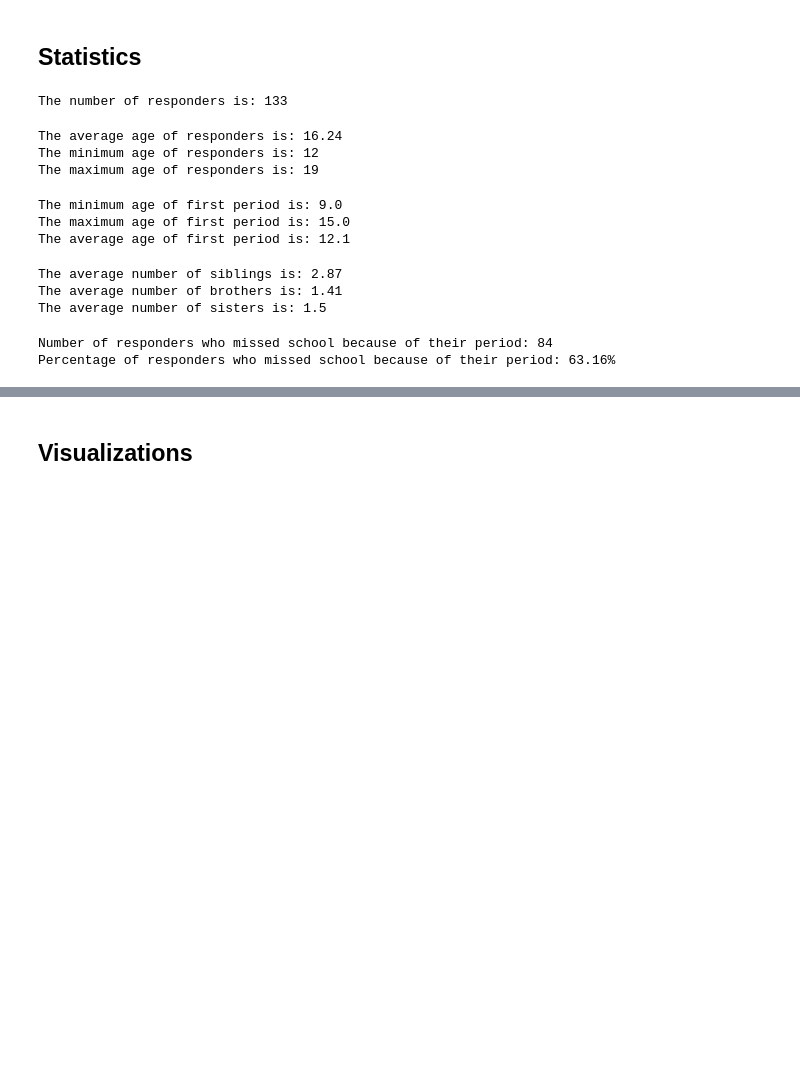
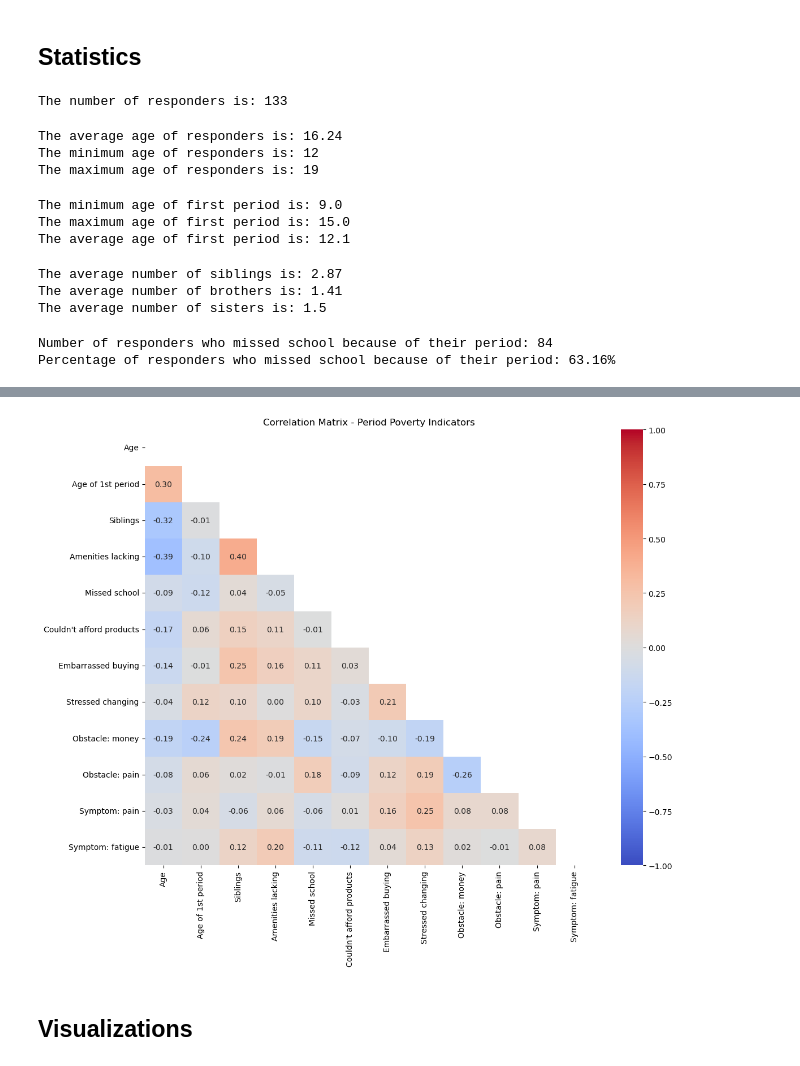
Before and after one commit to hovancas/Bardejov-research, a Jupyter notebook: pre_installation_analysis.ipynb, the cells around one changed output, grey strips where cells are left out. Drawn from its saved outputs; the diff is of its cells as text; code cells hidden in the pictures; blank space fills up the shorter version.

```diff
--- a/pre_installation_analysis.ipynb
+++ b/pre_installation_analysis.ipynb
@@ -142,0 +146,13 @@ Percentage of responders who missed school because of their period: 63.16%
+# %%
+# Answer translations
+yes_no_map = {
+    'Áno': 1, 'Yes': 1,
+    'Nie': 0, 'No': 0,
+    'Niekedy': 0.5, 'Sometimes': 0.5,
+    'Nechcem odpovedať': np.nan, "Don't want to answer": np.nan
+}
+
+access_cols = ['Prístup k teplej vode', 'Prístup k sprche alebo vani',
+                'Prístup k splachovaciemu WC', 'Prístup ku teplu alebo kúreniu']
+
+pre_data['Lack_count'] = pre_data[access_cols].apply(lambda row: (row == 'Nie').sum(), axis=1)
@@ -143,2 +161,72 @@ Percentage of responders who missed school because of their period: 63.16%
+# %%
+correlation_data = pre_data.copy()
+
+binary_cols = [
+      'Vynechali ste niekedy školu kvôli menštruácii?',
+      'Stalo sa vám, že ste si kvôli finančným dôvodom nemohli dovoliť kúpiť menštruačné pomôcky?',
+      'Cítili ste sa niekedy trápne pri nákupe menštruačných pomôcok?',
+      'Je pre vás výmena vložky alebo tampónu stresujúca, ak ste mimo domova?',
+      'Je pre vás ťažké komunikovať o intímnych témach so svojím lekárom?',
+      'Dostatok pomôcok na celé trvanie menštruácie',
+      'Prístup k teplej vode',
+      'Prístup k sprche alebo vani',
+      'Prístup k splachovaciemu WC',
+      'Prístup ku teplu alebo kúreniu'
+  ]
+
+for col in binary_cols:
+    if col in correlation_data.columns:
+        correlation_data[col] = correlation_data[col].map(yes_no_map)
+
+corr_cols = [
+    'Vek',
+    'Vek prvej menštruácie',
+    'Počet súrodencov',
+    'Lack_count',
+    'Vynechali ste niekedy školu kvôli menštruácii?',
+    'Stalo sa vám, že ste si kvôli finančným dôvodom nemohli dovoliť kúpiť menštruačné pomôcky?',
+    'Cítili ste sa niekedy trápne pri nákupe menštruačných pomôcok?',
+    'Je pre vás výmena vložky alebo tampónu stresujúca, ak ste mimo domova?',
+    'Prekážka: peniaze',
+    'Prekážka: bolesť',
+    'Pocity: bolesť',
+    'Pocity: únava'
+]
+
+short_labels = [
+      'Age',
+      'Age of 1st period',
+      'Siblings',
+      'Amenities lacking',
+      'Missed school',
+      "Couldn't afford products",
+      'Embarrassed buying',
+      'Stressed changing',
+      'Obstacle: money',
+      'Obstacle: pain',
+      'Symptom: pain',
+      'Symptom: fatigue'
+  ]
+
+# Create correlation matrix
+corr_matrix = correlation_data[corr_cols].corr()
+
+# Plot heatmap
+plt.figure(figsize=(12, 10))
+mask = np.triu(np.ones_like(corr_matrix, dtype=bool))  # Upper triangle mask
+sns.heatmap(corr_matrix,
+            annot=True,
+            fmt='.2f',
+            cmap='coolwarm',
+            center=0,
+            mask=mask,
+            xticklabels=short_labels,
+            yticklabels=short_labels,
+            vmin=-1, vmax=1)
+plt.title('Correlation Matrix - Period Poverty Indicators')
+plt.tight_layout()
+plt.show()
+# %% [output]
+[figure, added]
 # %% [markdown]
 ## Visualizations
```
Also changed, not shown: parts of 8 cells of this notebook, 1 other file.
